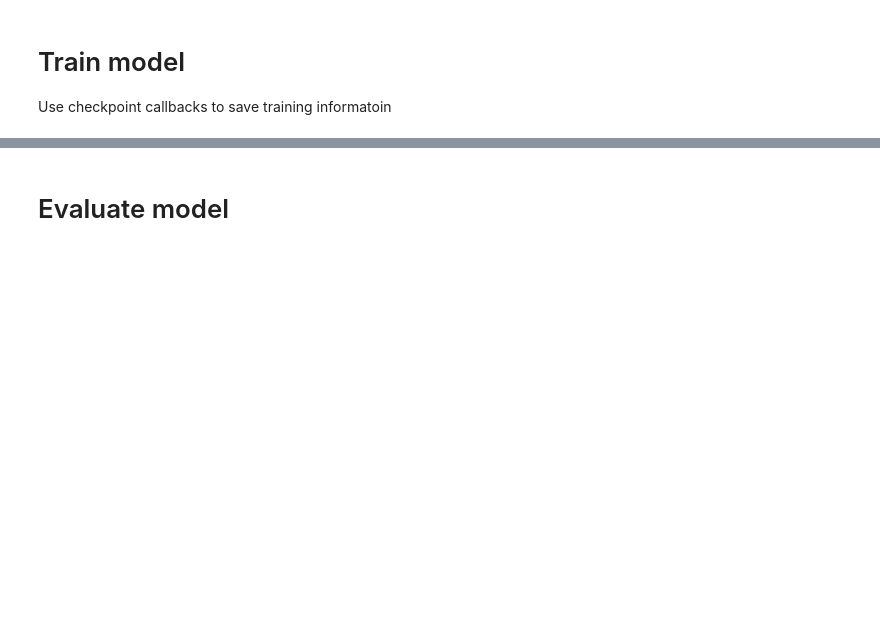
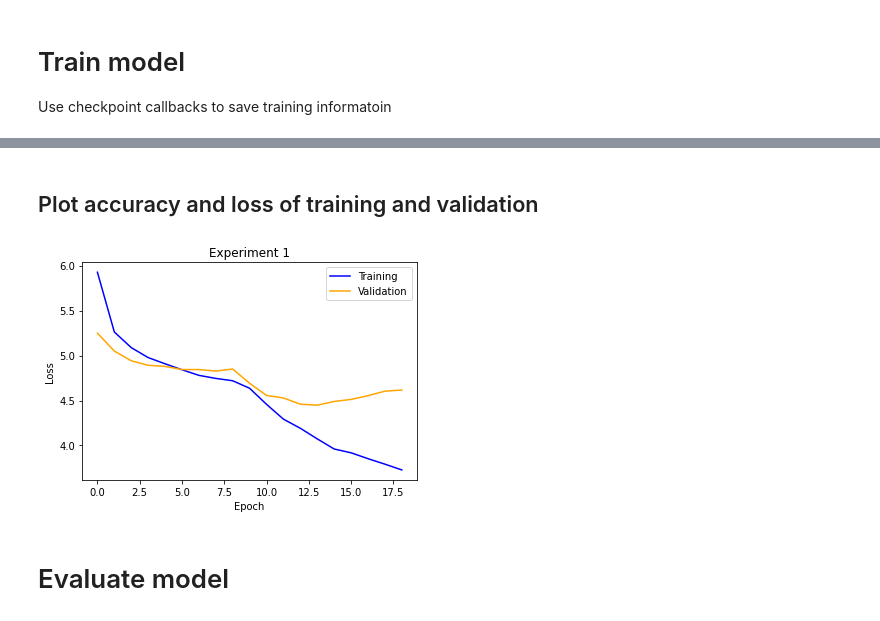
Before and after one commit to CocoTheAussieCat/dl_at3, a Jupyter notebook: Experimentation.ipynb, the cells around one changed output, grey strips where cells are left out. Drawn from its saved outputs; the diff is of its cells as text; code cells hidden in the pictures; blank space fills up the shorter version.

```diff
--- a/Experimentation.ipynb
+++ b/Experimentation.ipynb
@@ -487,7 +474,8 @@ def define_model(vocab_size, max_length):
 	outputs = Dense(vocab_size, activation='softmax')(decoder2)
 	# tie it together [image, seq] [word]
 	model = Model(inputs=[inputs1, inputs2], outputs=outputs)
-	model.compile(loss='categorical_crossentropy', optimizer='adam')
+	optimizer = tf.keras.optimizers.Adam(0.01)
+	model.compile(loss='categorical_crossentropy', optimizer=optimizer, metrics = ['accuracy'])
 	# summary
 	print(model.summary())
 	plot_model(model, to_file='model.png', show_shapes=True)
@@ -534,7 +523,10 @@ reduce_lr = ReduceLROnPlateau(monitor='val_loss', factor=0.2, patience=5, min_lr
 # %%
 # Fit model
 tic = time.perf_counter()
-history = model.fit([X1train, X2train], ytrain, epochs=20, verbose=2, validation_data=([X1val, X2val], yval), callbacks = [checkpoint, early_stopping, reduce_lr])
+history = model.fit([X1train, X2train], ytrain, epochs=20, verbose=2,
+                    validation_data=([X1val, X2val], yval),
+                    callbacks = [checkpoint, early_stopping, reduce_lr],
+                    )
 toc = time.perf_counter()
 run_time = (toc-tic)/60
 print(f'Model ran in: {run_time:0.2f} minutes')
@@ -558,0 +544,34 @@ Model ran in: 6.7678 minutes
+# %% [markdown]
+## Plot accuracy and loss of training and validation
+# %%
+def modelPlot(history_name, plt_title):
+    """
+    Generates plot (with title) for model training and validation accuracy and loss by epoch
+    Inputs  - history_name = history object resulting from fitted model
+            - plt_title = title for plot, as string
+
+    Output  - plot
+    """
+
+    accuracy_filename = check_dir+'/acc.png'
+    loss_filename = check_dir+'/loss.png'
+
+    plt.plot(trained_model.history['accuracy'], label='Training', color = 'purple')
+    plt.plot(trained_model.history['val_accuracy'], label='Validation', color = 'orange')
+    plt.ylabel('Accuracy')
+    plt.xlabel('Epoch')
+    plt.title(plt_title)
+    plt.legend()
+    plt.savefig(accuracy_filename)
+
+    plt.plot(history_name.history['loss'], label='Training', color = 'blue')
+    plt.plot(history_name.history['val_loss'], label='Validation', color = 'orange')
+    plt.ylabel('Loss')
+    plt.xlabel('Epoch')
+    plt.title(plt_title)
+    plt.legend()
+    plt.savefig(loss_filename)
+# %%
+modelPlot(history, 'Experiment 1')
+# %% [output]
+[figure, added]
```
Also changed, not shown: parts of 13 cells of this notebook.
